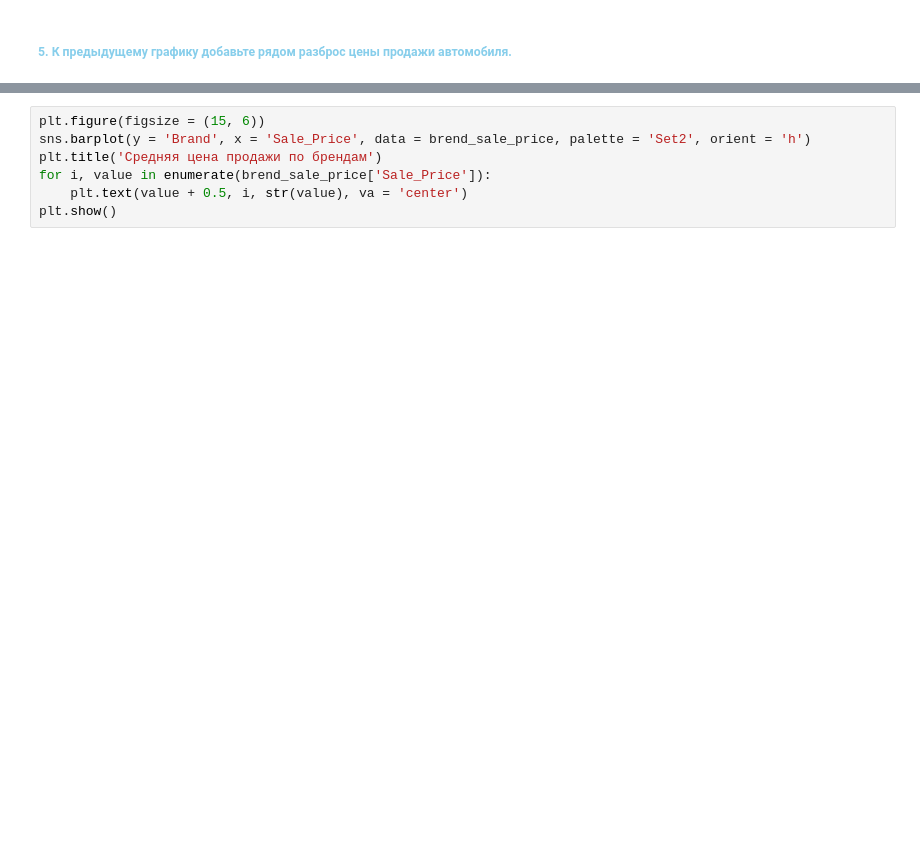
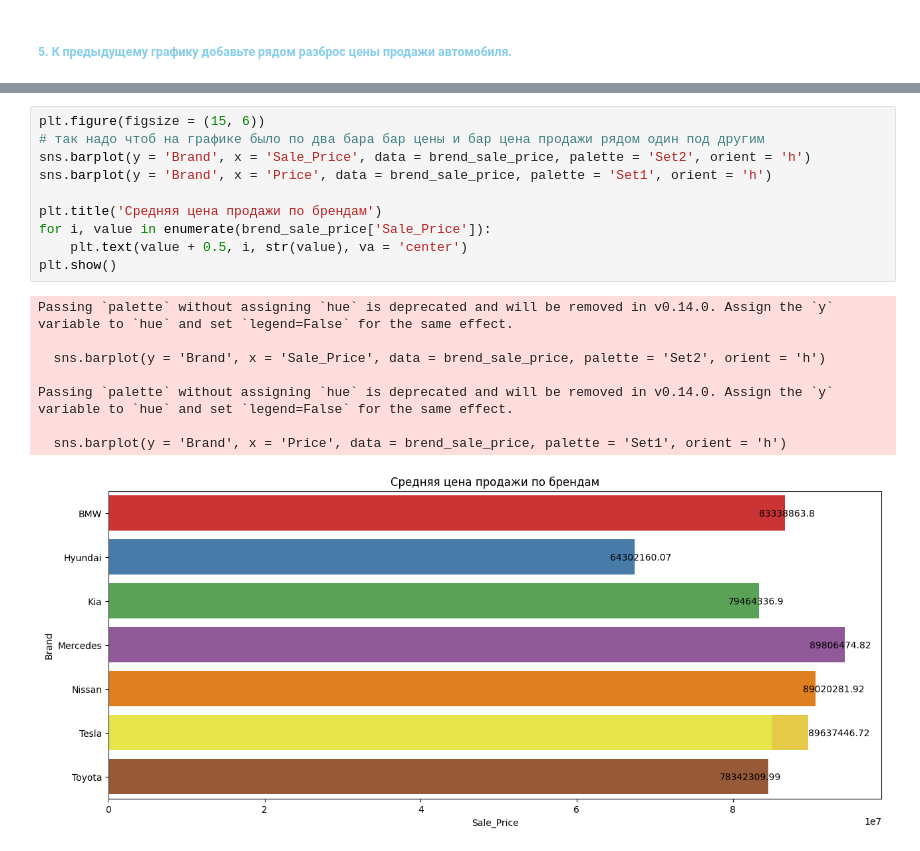
Before and after one commit to gggvitalii90/python_analytics_ich_120925, a Jupyter notebook: notebooks/Python for DA_L24_1-for_students.ipynb, the cells around one changed output, grey strips where cells are left out. Cells and saved outputs as stored; diff of their text form; blank space fills up the shorter version.

```diff
--- a/notebooks/Python for DA_L24_1-for_students.ipynb
+++ b/notebooks/Python for DA_L24_1-for_students.ipynb
@@ -604,7 +636,19 @@ brend_sale_price
 # %%
 plt.figure(figsize = (15, 6))
+# так надо чтоб на графике было по два бара бар цены и бар цена продажи рядом один под другим
 sns.barplot(y = 'Brand', x = 'Sale_Price', data = brend_sale_price, palette = 'Set2', orient = 'h')
+sns.barplot(y = 'Brand', x = 'Price', data = brend_sale_price, palette = 'Set1', orient = 'h')
+
 plt.title('Средняя цена продажи по брендам')
 for i, value in enumerate(brend_sale_price['Sale_Price']):
     plt.text(value + 0.5, i, str(value), va = 'center')
 plt.show()
+# %% [output]
+Passing `palette` without assigning `hue` is deprecated and will be removed in v0.14.0. Assign the `y` variable to `hue` and set `legend=False` for the same effect.
+
+  sns.barplot(y = 'Brand', x = 'Sale_Price', data = brend_sale_price, palette = 'Set2', orient = 'h')
+
+Passing `palette` without assigning `hue` is deprecated and will be removed in v0.14.0. Assign the `y` variable to `hue` and set `legend=False` for the same effect.
+
+  sns.barplot(y = 'Brand', x = 'Price', data = brend_sale_price, palette = 'Set1', orient = 'h')
+[figure, added]
```
Also changed, not shown: parts of 11 cells of this notebook, 1 other file.
